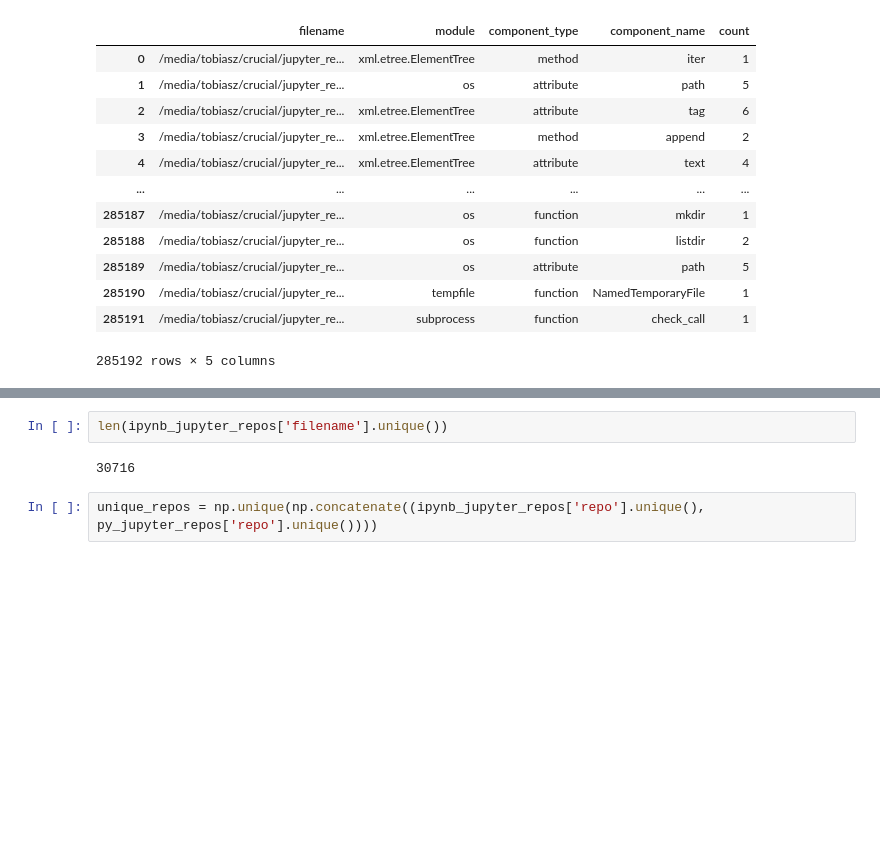
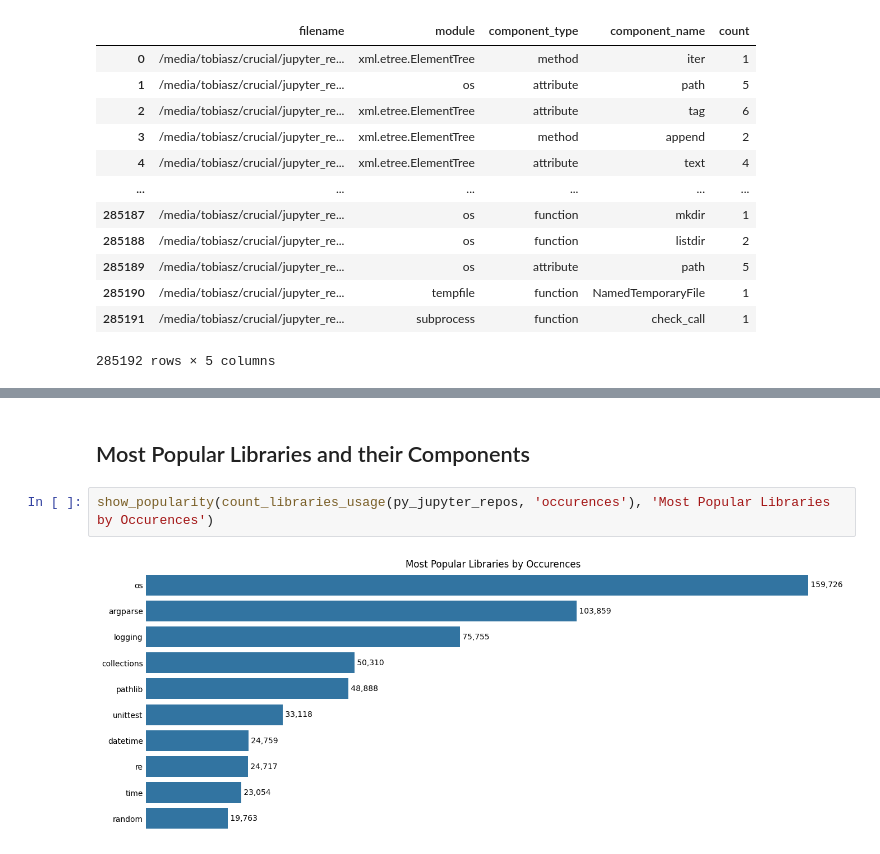
Before and after one commit to tobias-talaj/top-python-repos-analysis, a Jupyter notebook: notebooks/std_lib_analysis.ipynb, the cells around one changed output, grey strips where cells are left out. Saved outputs shown, nothing was run; the diff lists cells and outputs as text; blank space fills up the shorter version.

```diff
--- a/notebooks/std_lib_analysis.ipynb
+++ b/notebooks/std_lib_analysis.ipynb
@@ -62,6 +83,6 @@ py_jupyter_repos = py_jupyter_repos[['repo', 'filename', 'module', 'component_ty
-# %%
-len(ipynb_jupyter_repos['filename'].unique())
-# %% [output]
-30716
-# %%
-unique_repos = np.unique(np.concatenate((ipynb_jupyter_repos['repo'].unique(), py_jupyter_repos['repo'].unique())))
+# %% [markdown]
+## Most Popular Libraries and their Components
+# %%
+show_popularity(count_libraries_usage(py_jupyter_repos, 'occurences'), 'Most Popular Libraries by Occurences')
+# %% [output]
+[figure, added]
```
Also changed, not shown: parts of 9 cells of this notebook, 4 other files.
